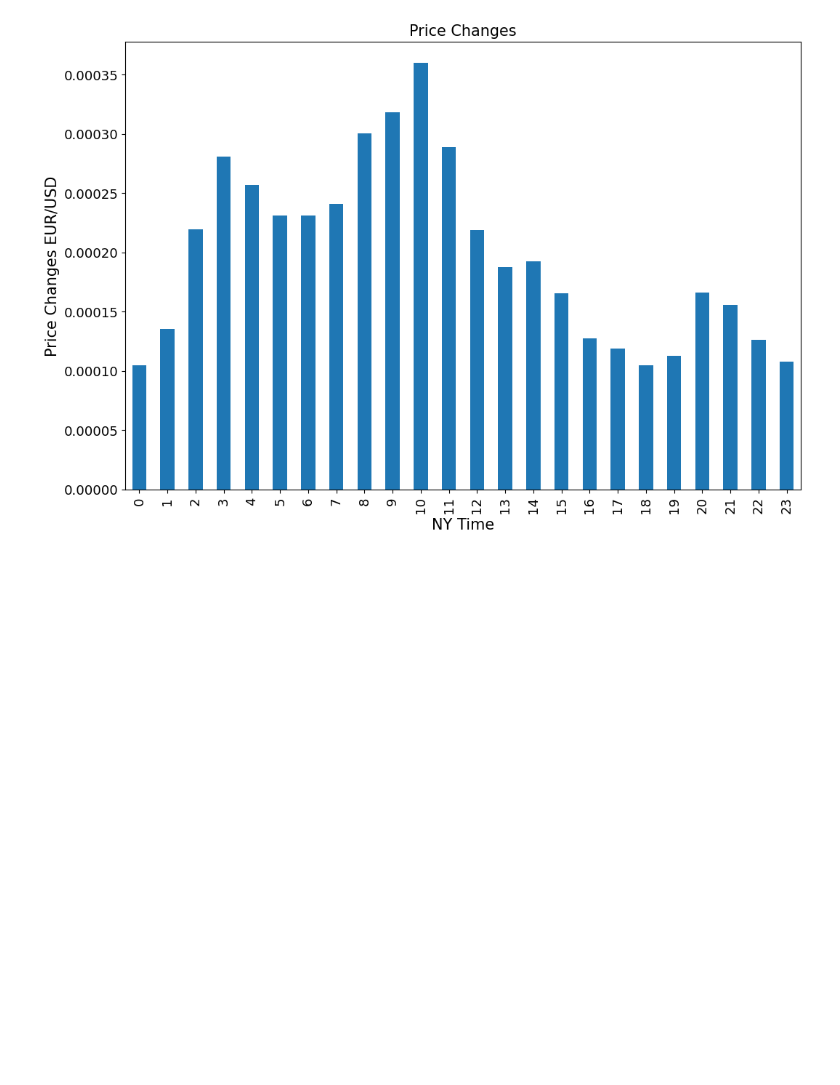
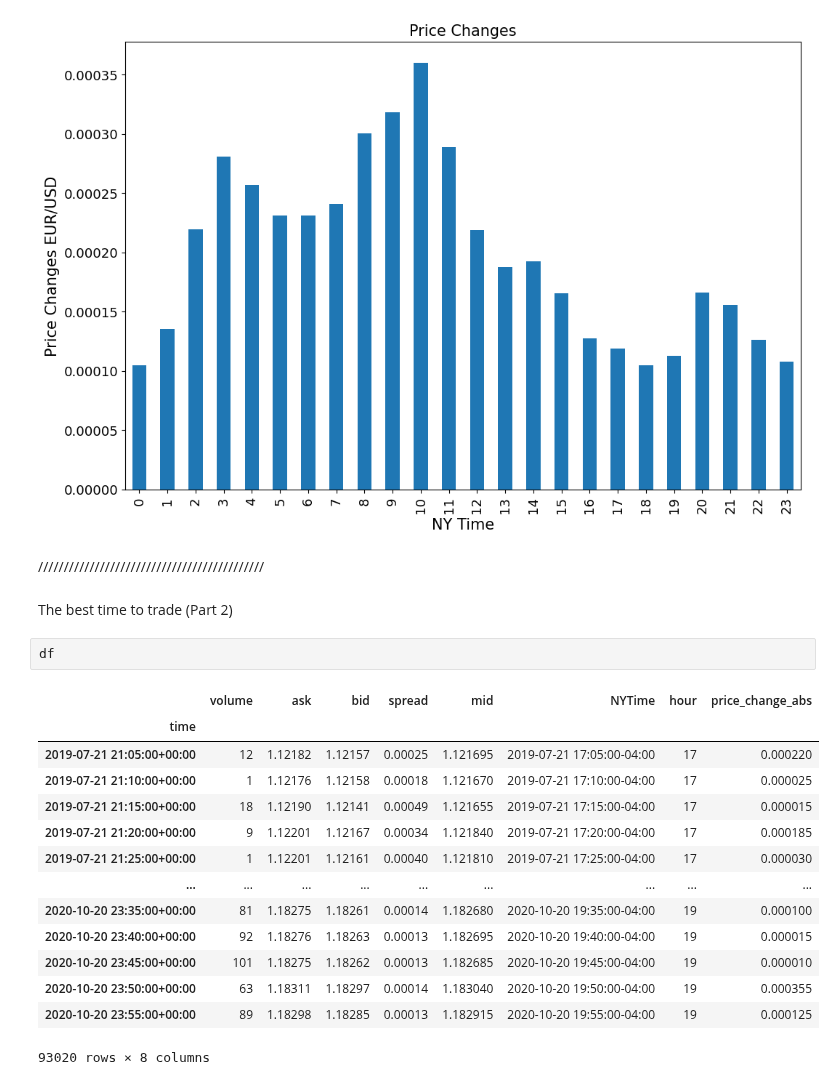
Before and after one commit to apasvenskas/Python-practice-with-financial-data, a Jupyter notebook: Data_Prep/Preparing_Data.ipynb, the cells around one changed output. Cells and saved outputs as stored; diff of their text form; blank space fills up the shorter version.

```diff
--- a/Data_Prep/Preparing_Data.ipynb
+++ b/Data_Prep/Preparing_Data.ipynb
@@ -158,3 +158,24 @@ plt.title("Price Changes", fontsize = 15)
 plt.show()
 # %% [output]
 [figure]
+# %% [markdown]
+////////////////////////////////////////////
+# %% [markdown]
+The best time to trade (Part 2)
+# %%
+df
+# %% [output]
+|  | volume | ask | bid | spread | mid | NYTime | hour | price_change_abs |
+| time |  |  |  |  |  |  |  |  |
+| 2019-07-21 21:05:00+00:00 | 12 | 1.12182 | 1.12157 | 0.00025 | 1.121695 | 2019-07-21 17:05:00-04:00 | 17 | 0.000220 |
+| 2019-07-21 21:10:00+00:00 | 1 | 1.12176 | 1.12158 | 0.00018 | 1.121670 | 2019-07-21 17:10:00-04:00 | 17 | 0.000025 |
+| 2019-07-21 21:15:00+00:00 | 18 | 1.12190 | 1.12141 | 0.00049 | 1.121655 | 2019-07-21 17:15:00-04:00 | 17 | 0.000015 |
+| 2019-07-21 21:20:00+00:00 | 9 | 1.12201 | 1.12167 | 0.00034 | 1.121840 | 2019-07-21 17:20:00-04:00 | 17 | 0.000185 |
+| 2019-07-21 21:25:00+00:00 | 1 | 1.12201 | 1.12161 | 0.00040 | 1.121810 | 2019-07-21 17:25:00-04:00 | 17 | 0.000030 |
+| ... | ... | ... | ... | ... | ... | ... | ... | ... |
+| 2020-10-20 23:35:00+00:00 | 81 | 1.18275 | 1.18261 | 0.00014 | 1.182680 | 2020-10-20 19:35:00-04:00 | 19 | 0.000100 |
+| 2020-10-20 23:40:00+00:00 | 92 | 1.18276 | 1.18263 | 0.00013 | 1.182695 | 2020-10-20 19:40:00-04:00 | 19 | 0.000015 |
+| 2020-10-20 23:45:00+00:00 | 101 | 1.18275 | 1.18262 | 0.00013 | 1.182685 | 2020-10-20 19:45:00-04:00 | 19 | 0.000010 |
+| 2020-10-20 23:50:00+00:00 | 63 | 1.18311 | 1.18297 | 0.00014 | 1.183040 | 2020-10-20 19:50:00-04:00 | 19 | 0.000355 |
+| 2020-10-20 23:55:00+00:00 | 89 | 1.18298 | 1.18285 | 0.00013 | 1.182915 | 2020-10-20 19:55:00-04:00 | 19 | 0.000125 |
+93020 rows × 8 columns
```
Also changed, not shown: parts of 4 cells of this notebook.
